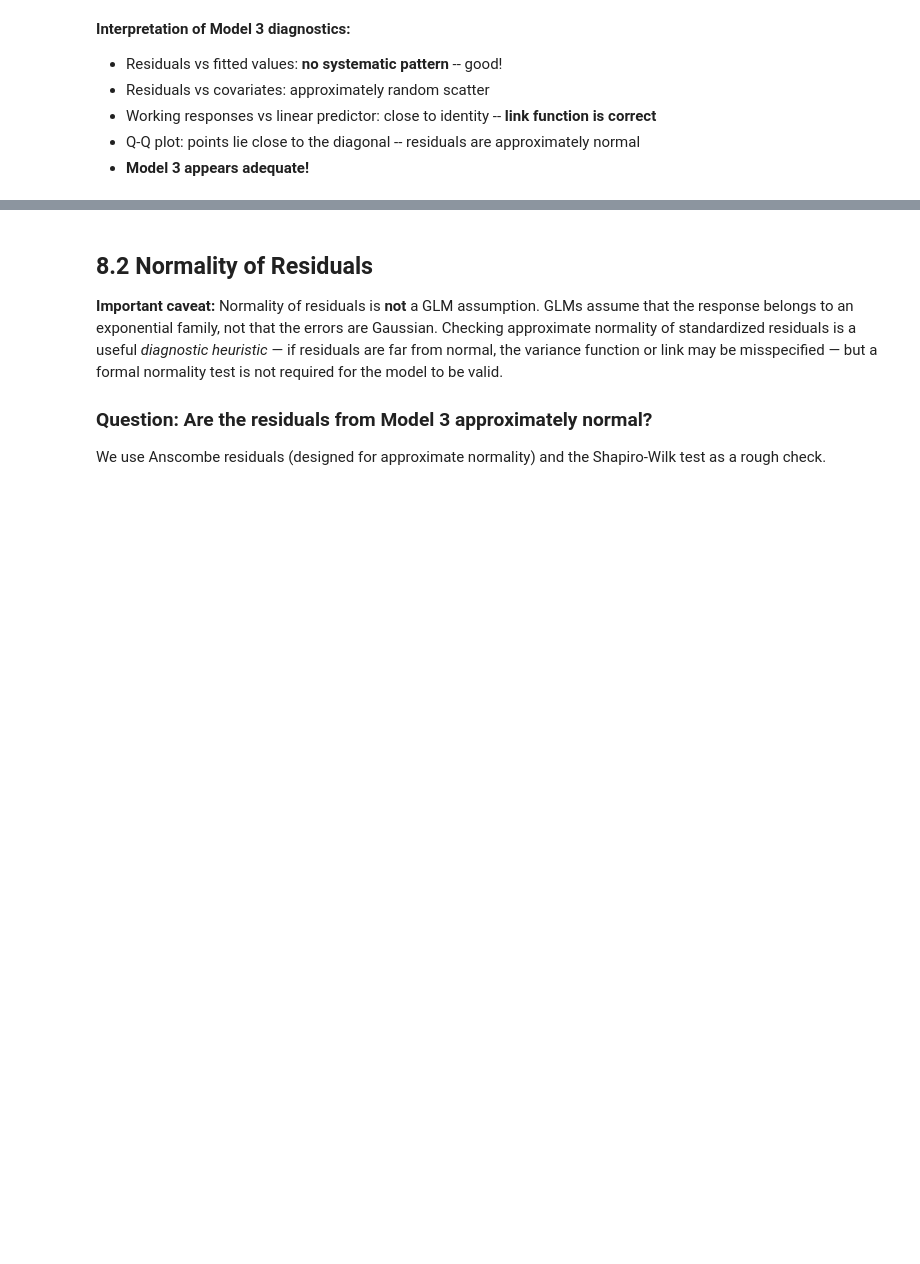
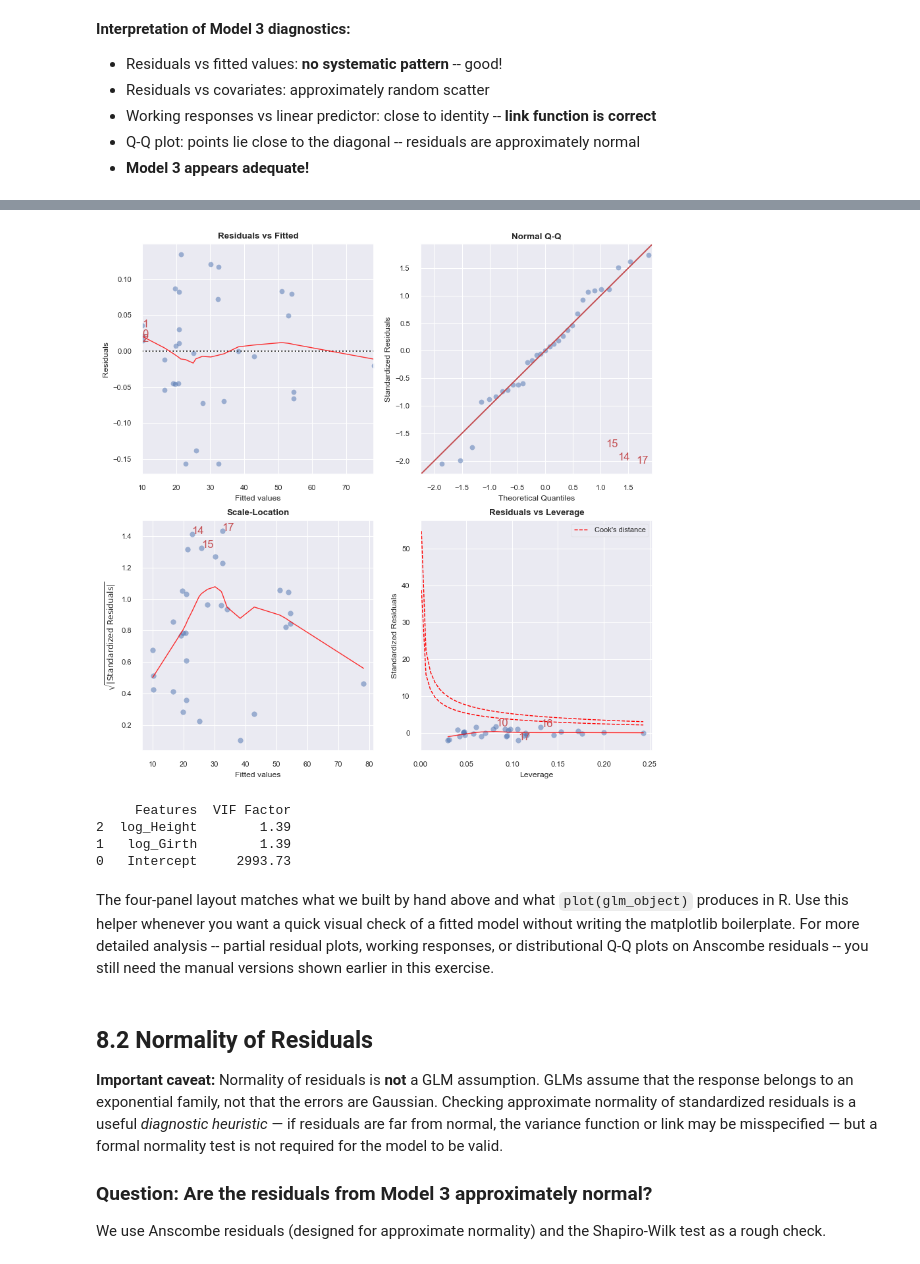
Before and after one commit to francji1/01ZLMA, a Jupyter notebook: code/01ZLMA_ex05_GLM_model_diagnostics.ipynb, the cells around one changed output, grey strips where cells are left out. Cells and saved outputs as stored; diff of their text form; code cells hidden in the pictures; blank space fills up the shorter version.

```diff
--- a/code/01ZLMA_ex05_GLM_model_diagnostics.ipynb
+++ b/code/01ZLMA_ex05_GLM_model_diagnostics.ipynb
@@ -1028,3 +1041,20 @@ plt.show()
+# %%
+# Same Model 3 diagnostics, this time produced by the course helper.
+# A single call generates the four diagnostic plots plus the VIF table.
+fig, ax = DiagnosticPlots(trees_m3)(plot_context="seaborn-v0_8-paper")
+# %% [output]
+[figure, added]
+     Features  VIF Factor
+2  log_Height        1.39
+1   log_Girth        1.39
+0   Intercept     2993.73
+# %% [markdown]
+The four-panel layout matches what we built by hand above and what
+``plot(glm_object)`` produces in R. Use this helper whenever you want a
+quick visual check of a fitted model without writing the matplotlib
+boilerplate. For more detailed analysis -- partial residual plots, working
+responses, or distributional Q-Q plots on Anscombe residuals -- you still
+need the manual versions shown earlier in this exercise.
 # %% [markdown]
 ## 8.2 Normality of Residuals
 
```
Also changed, not shown: parts of 33 cells of this notebook, 4 other files.
